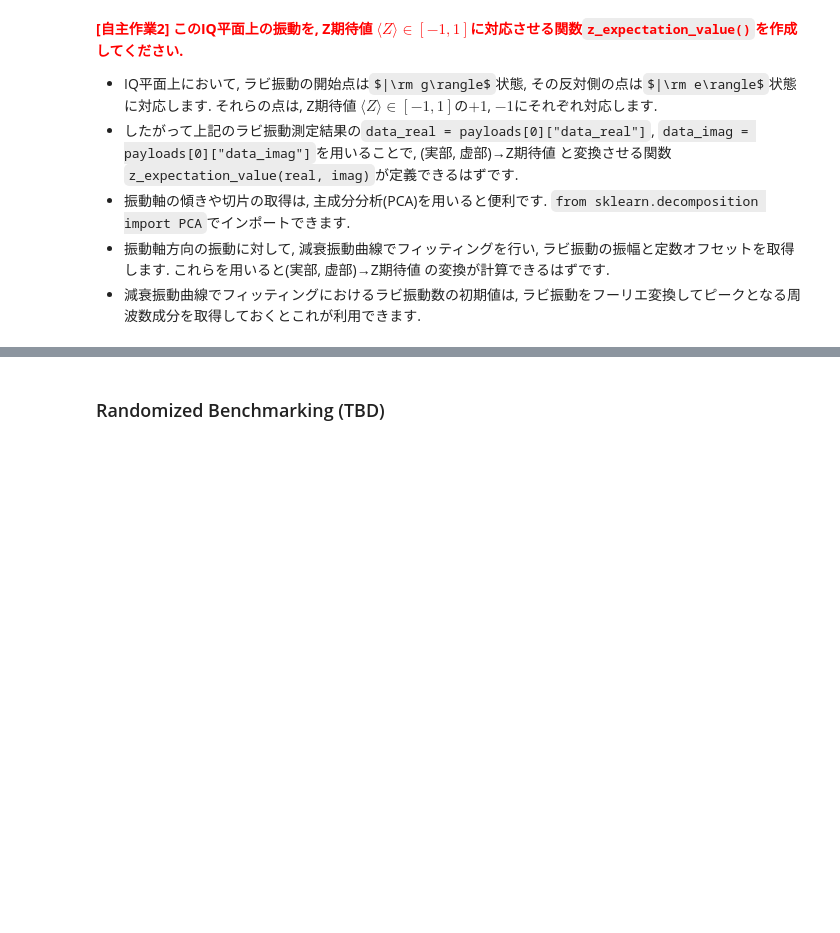
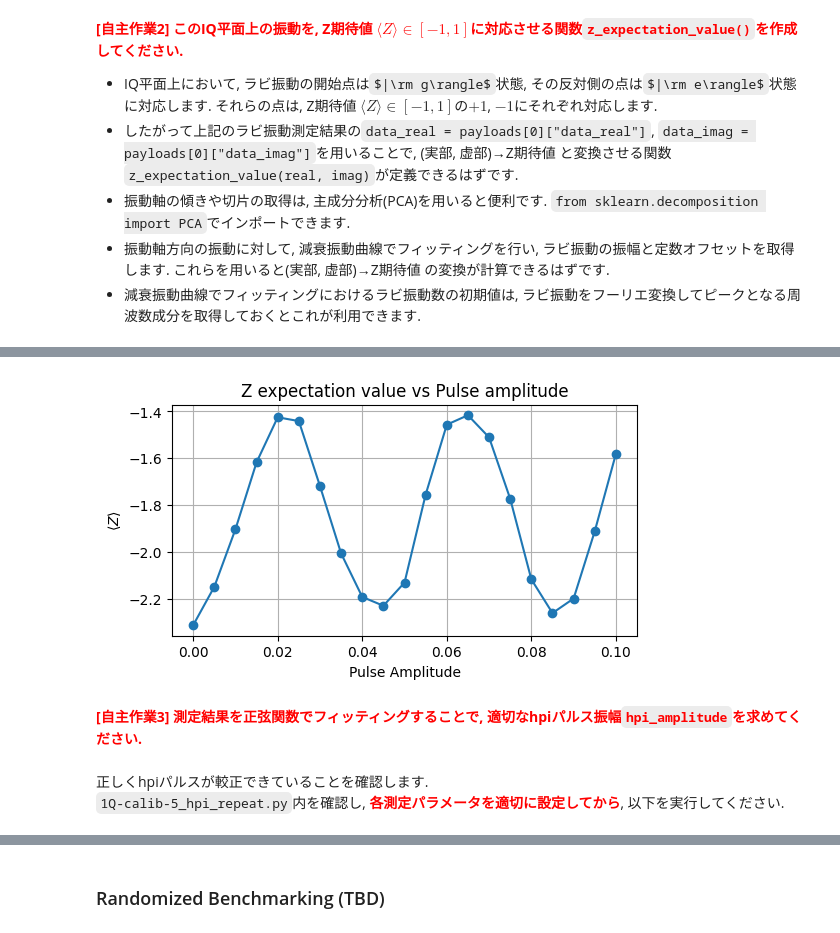
Before and after one commit to orangekame3/oqtopus-sse-pulse, a Jupyter notebook: examples/1Q-calibration/1Q-calib.ipynb, the cells around one changed output, grey strips where cells are left out. Saved outputs shown, nothing was run; the diff lists cells and outputs as text; code cells hidden in the pictures; some formulas as TeX source; blank space fills up the shorter version.

```diff
--- a/examples/1Q-calibration/1Q-calib.ipynb
+++ b/examples/1Q-calibration/1Q-calib.ipynb
@@ -214,0 +218,2 @@ def z_expectation_value(real: float, imag: float) -> float:
+# %%
+payloads = experiment("1Q-calib-4_hpi_calib")
@@ -214,0 +227,21 @@ def z_expectation_value(real: float, imag: float) -> float:
+# %%
+# 測定で得られた全データ
+data_real = payloads[0]["data_real"]
+data_imag = payloads[0]["data_imag"]
+ampl_list = payloads[0]["ampl_range"]
+
+# 測定データ(data_real, data_imag)をZ期待値リストに変換
+z_exp_list = [z_expectation_value(r, i) for r, i in zip(data_real, data_imag)]
+
+# グラフ描画
+plt.figure(figsize=(6, 3))
+plt.plot(ampl_list, z_exp_list, 'o-')
+plt.xlabel('Pulse Amplitude')
+plt.ylabel(r'$\langle Z \rangle$')
+plt.title('Z expectation value vs Pulse amplitude')
+plt.grid(True)
+plt.show()
+# %% [output]
+[figure, added]
+# %% [markdown]
+<span style="color: red; ">**[自主作業3] 測定結果を正弦関数でフィッティングすることで, 適切なhpiパルス振幅`hpi_amplitude`を求めてください.**</span>
@@ -214,0 +255,3 @@ def z_expectation_value(real: float, imag: float) -> float:
+# %% [markdown]
+正しくhpiパルスが較正できていることを確認します.
+`1Q-calib-5_hpi_repeat.py`内を確認し, <span style="color: red; ">**各測定パラメータを適切に設定してから**</span>, 以下を実行してください.
```
Also changed, not shown: parts of 49 cells of this notebook, 12 other files.
